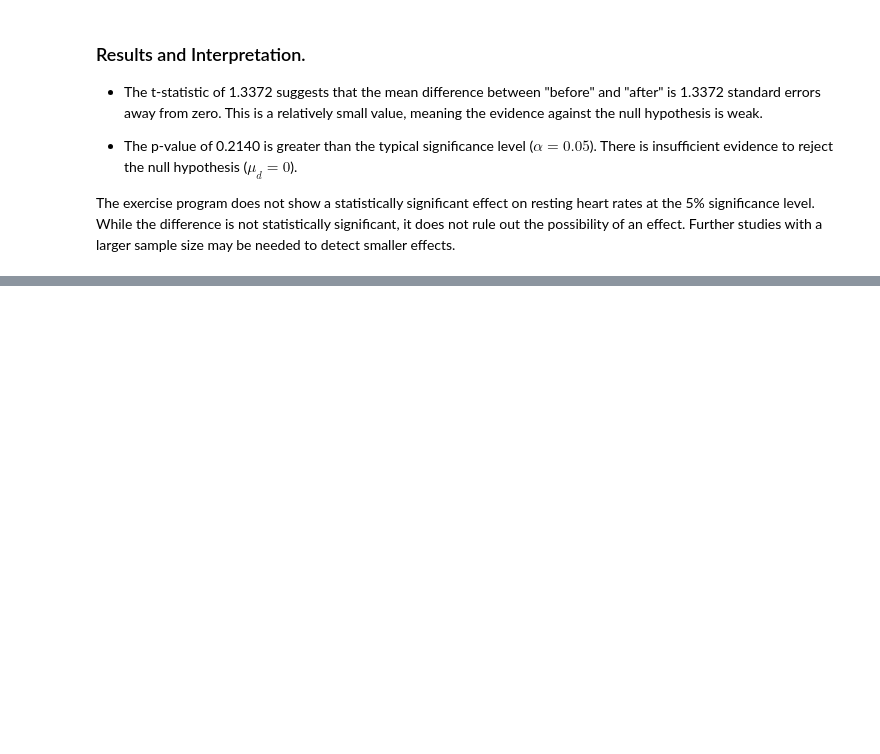
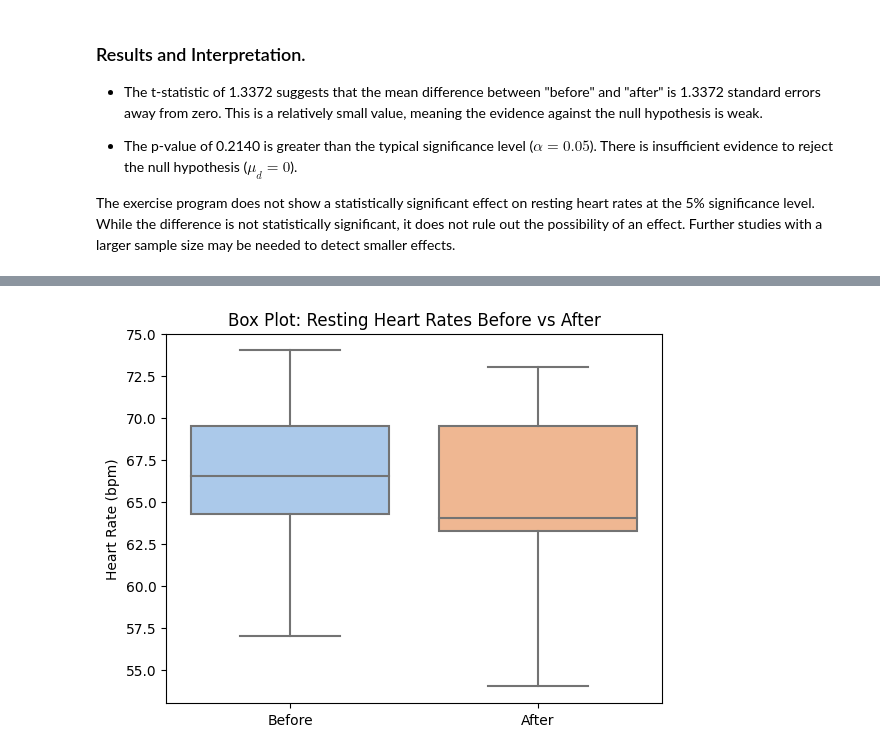
Before and after one commit to StefaniaVerduga/applied-statistics, a Jupyter notebook: tasks.ipynb, the cells around one changed output, grey strips where cells are left out. Saved outputs shown, nothing was run; the diff lists cells and outputs as text; code cells hidden in the pictures; blank space fills up the shorter version.

Commit message:
Added Plots and references for task 3

```diff
--- a/tasks.ipynb
+++ b/tasks.ipynb
@@ -410,0 +419,10 @@ The exercise program does not show a statistically significant effect on resting
+# %%
+# Create a box plot to compare distributions
+data = {"Before": before, "After": after}
+sns.boxplot(data=list(data.values()), palette="pastel")
+plt.xticks([0, 1], list(data.keys()))  # Set x-axis labels
+plt.title("Box Plot: Resting Heart Rates Before vs After")
+plt.ylabel("Heart Rate (bpm)")
+plt.show()
+# %% [output]
+[figure, added]
```
Also changed, not shown: parts of 18 cells of this notebook.
